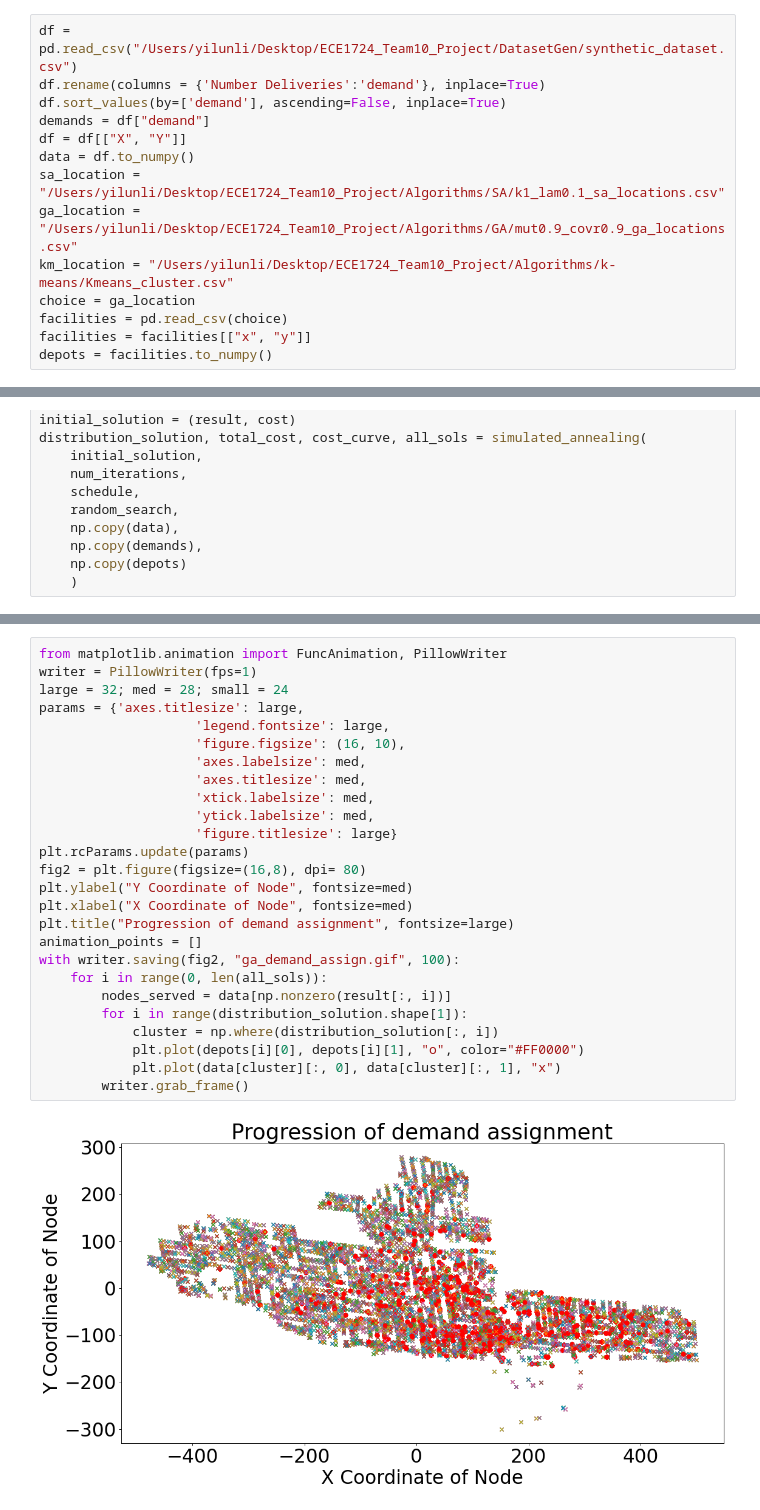
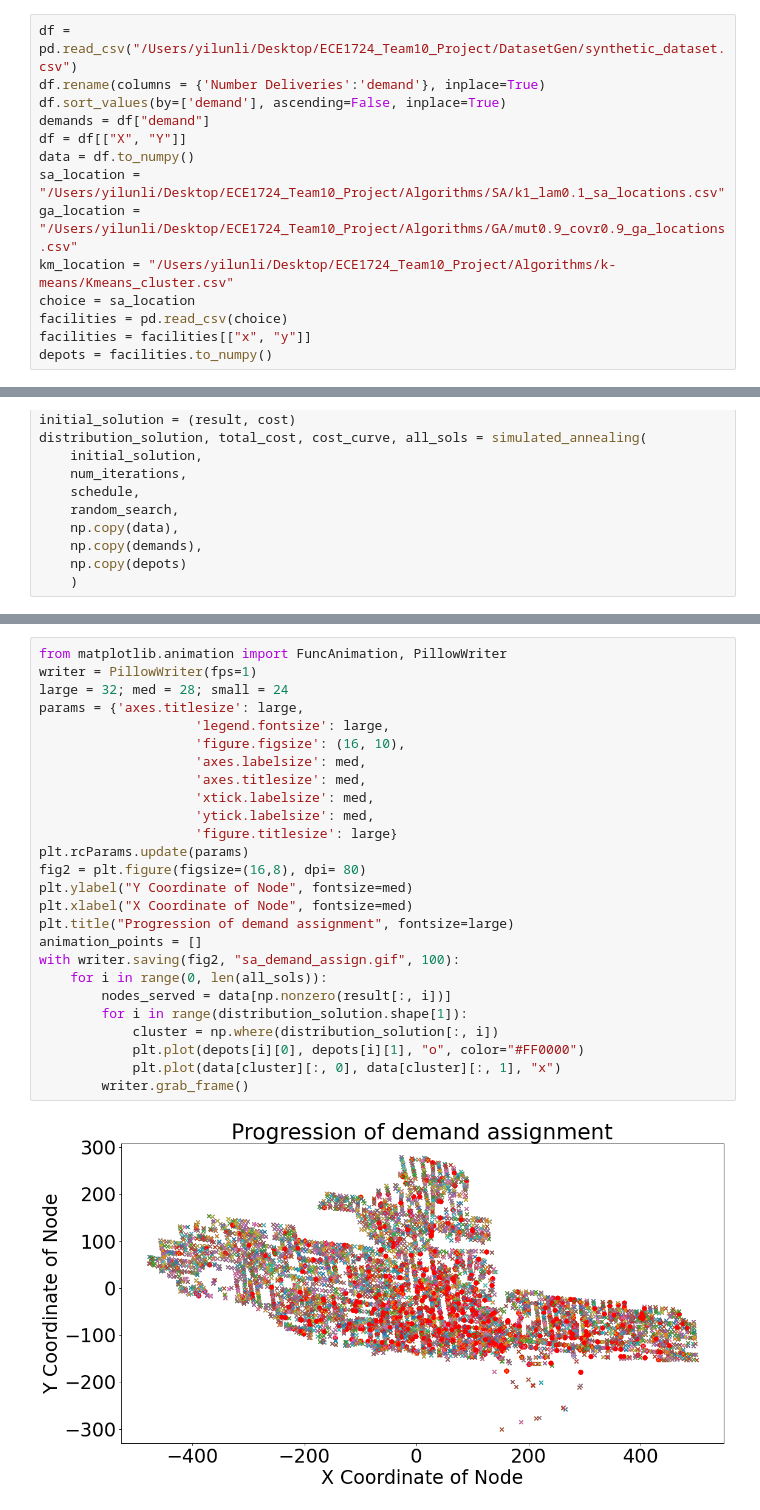
Before and after one commit to enrique-torres/ECE1724_Team10_Project, a Jupyter notebook: Distribution Assignment/Greedy_SA_Distribution.ipynb, the cells around one changed output, grey strips where cells are left out. Drawn from its saved outputs; the diff is of its cells as text.

```diff
--- a/Distribution Assignment/Greedy_SA_Distribution.ipynb
+++ b/Distribution Assignment/Greedy_SA_Distribution.ipynb
@@ -22,7 +22,7 @@ data = df.to_numpy()
 sa_location = "/Users/yilunli/Desktop/ECE1724_Team10_Project/Algorithms/SA/k1_lam0.1_sa_locations.csv"
 ga_location = "/Users/yilunli/Desktop/ECE1724_Team10_Project/Algorithms/GA/mut0.9_covr0.9_ga_locations.csv"
 km_location = "/Users/yilunli/Desktop/ECE1724_Team10_Project/Algorithms/k-means/Kmeans_cluster.csv"
-choice = ga_location
+choice = sa_location
 facilities = pd.read_csv(choice)
 facilities = facilities[["x", "y"]]
 depots = facilities.to_numpy()
@@ -178,28 +178,28 @@ Text(0.5, 1.0, 'Demand Assignment cost on GA locations')
 # %%
 from matplotlib.animation import FuncAnimation, PillowWriter
 writer = PillowWriter(fps=1)
 large = 32; med = 28; small = 24
 params = {'axes.titlesize': large,
                     'legend.fontsize': large,
                     'figure.figsize': (16, 10),
                     'axes.labelsize': med,
                     'axes.titlesize': med,
                     'xtick.labelsize': med,
                     'ytick.labelsize': med,
                     'figure.titlesize': large}
 plt.rcParams.update(params)
 fig2 = plt.figure(figsize=(16,8), dpi= 80)
 plt.ylabel("Y Coordinate of Node", fontsize=med)
 plt.xlabel("X Coordinate of Node", fontsize=med)
 plt.title("Progression of demand assignment", fontsize=large)
 animation_points = []
-with writer.saving(fig2, "ga_demand_assign.gif", 100):
+with writer.saving(fig2, "sa_demand_assign.gif", 100):
     for i in range(0, len(all_sols)):
         nodes_served = data[np.nonzero(result[:, i])]
         for i in range(distribution_solution.shape[1]):
             cluster = np.where(distribution_solution[:, i])
             plt.plot(depots[i][0], depots[i][1], "o", color="#FF0000")
             plt.plot(data[cluster][:, 0], data[cluster][:, 1], "x")
         writer.grab_frame()
 # %% [output]
-[figure, old version]
+[figure, new version]
```
Also changed, not shown: parts of 3 cells of this notebook, 1 other file.
